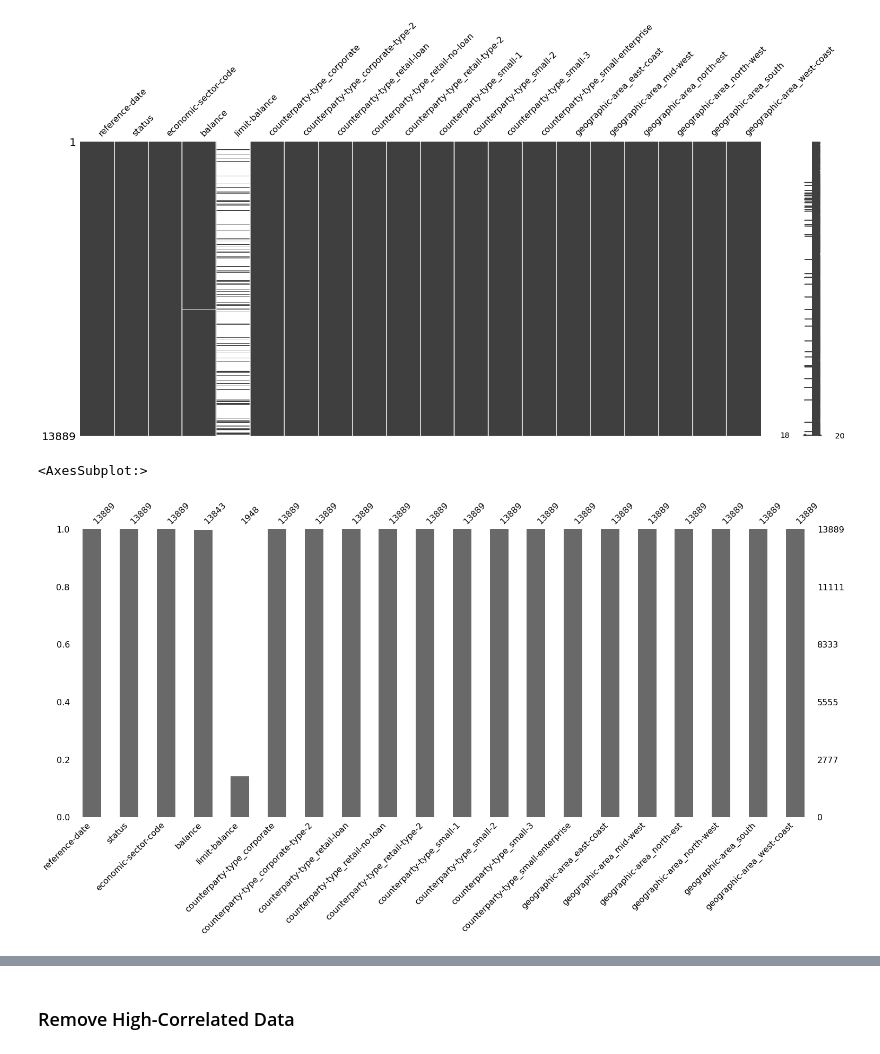
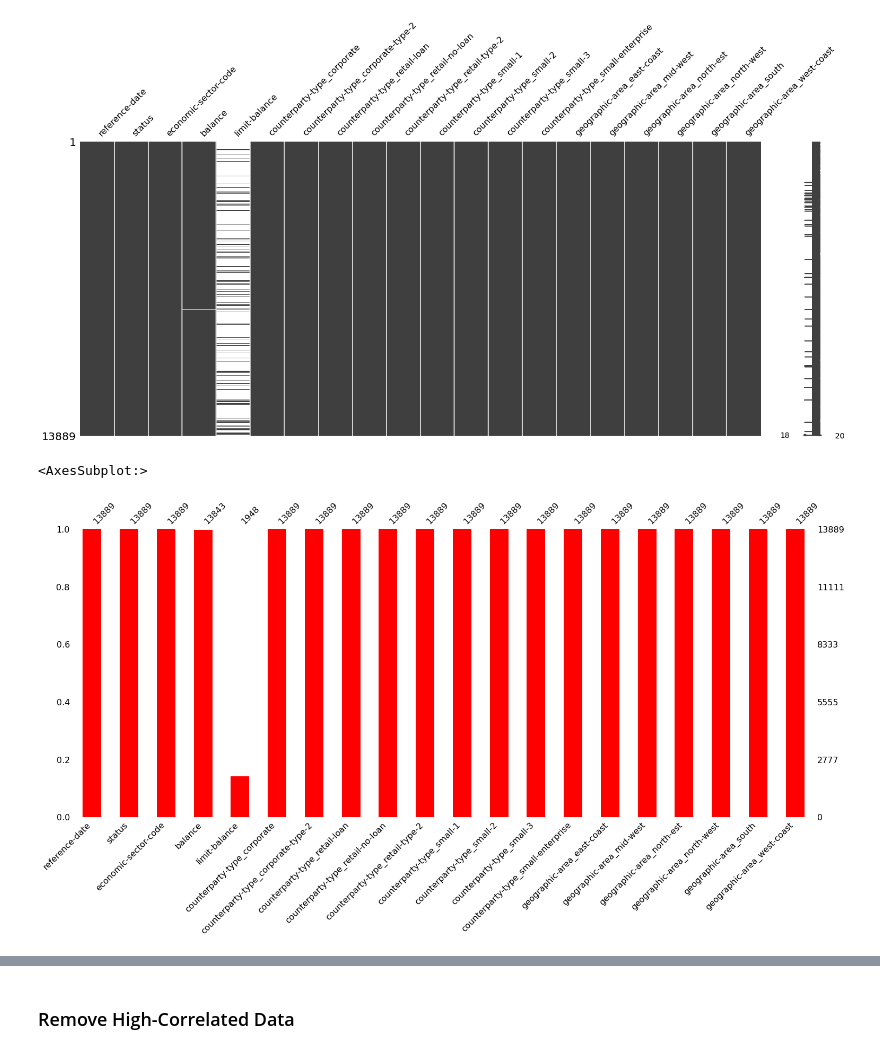
Before and after one commit to lcsrodriguez/intro-ml-assignment, a Jupyter notebook: assignment.ipynb, the cells around one changed output, grey strips where cells are left out. Drawn from its saved outputs; the diff is of its cells as text; code cells hidden in the pictures.

```diff
--- a/assignment.ipynb
+++ b/assignment.ipynb
@@ -346,7 +346,7 @@ msno.matrix(X)
 <AxesSubplot:>
 [figure]
 # %%
-msno.bar(X)
+msno.bar(X, color="red")
 # %% [output]
 <AxesSubplot:>
-[figure, old version]
+[figure, new version]
```
Also changed, not shown: parts of 10 cells of this notebook.
